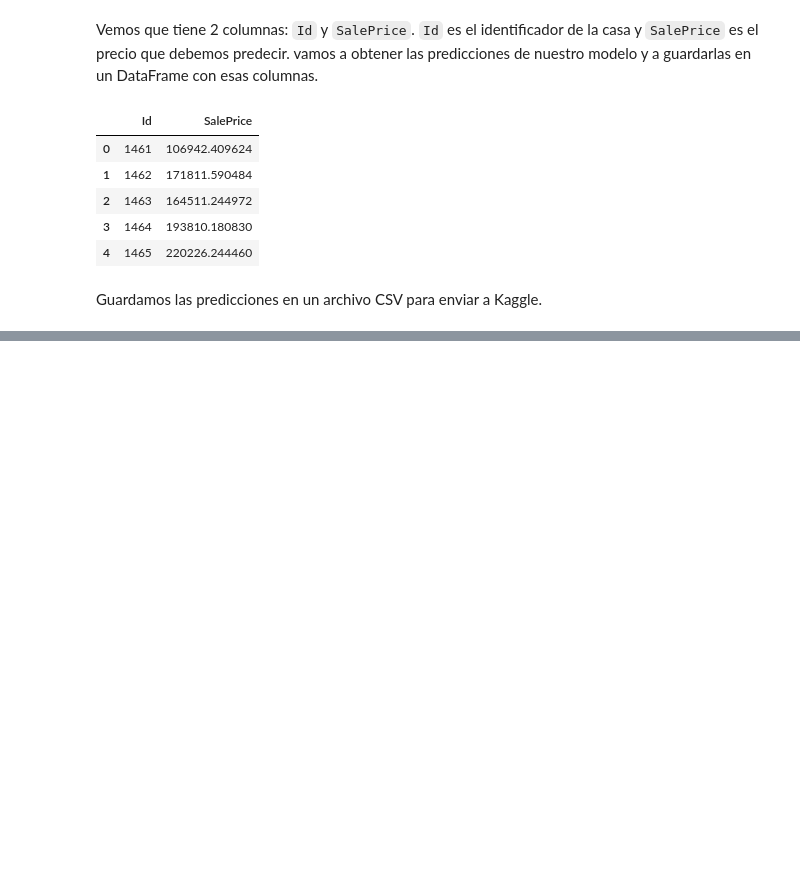
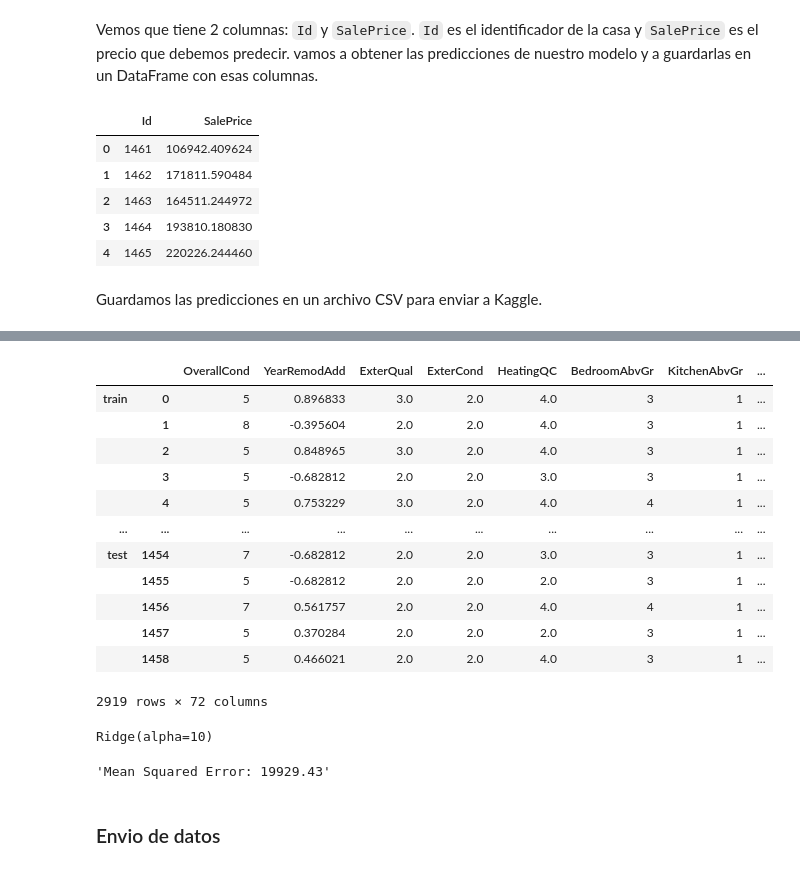
Before and after one commit to Haths-avg/Python_Basics_for_DS, a Jupyter notebook: notebooks/Lesson VI - Kaggle Challenge.ipynb, the cells around one changed output, grey strips where cells are left out. Cells and saved outputs as stored; diff of their text form; code cells hidden in the pictures; blank space fills up the shorter version.

```diff
--- a/notebooks/Lesson VI - Kaggle Challenge.ipynb
+++ b/notebooks/Lesson VI - Kaggle Challenge.ipynb
@@ -421,0 +525,5 @@ submission_df.to_csv('../data/house-prices/submission.csv', index=False)
+# %%
+X = all_data_df.drop(columns='SalePrice')
+y = all_data_df['SalePrice']
+
+display(all_data_df.isnull().sum())
@@ -421,0 +548,15 @@ submission_df.to_csv('../data/house-prices/submission.csv', index=False)
+# %%
+# fill Utilities, GarageCars, TotalBsmtSF, MSZoning and KitchenQual with the mode
+
+def fill_df_column_with_mode(df, column):
+    mode = df[column].mode()[0]
+    df[column] = df[column].fillna(mode)
+    return df
+
+X = fill_df_column_with_mode(X, 'Utilities')
+X = fill_df_column_with_mode(X, 'GarageCars')
+X = fill_df_column_with_mode(X, 'TotalBsmtSF')
+X = fill_df_column_with_mode(X, 'MSZoning')
+X = fill_df_column_with_mode(X, 'KitchenQual')
+
+X.isnull().sum()
@@ -421,0 +581,22 @@ submission_df.to_csv('../data/house-prices/submission.csv', index=False)
+# %%
+from sklearn.preprocessing import StandardScaler
+
+
+scaler = StandardScaler()
+
+numeric_columns = ["GrLivArea", "YearBuilt", "YearRemodAdd", "TotalBsmtSF", "LotArea", "PoolArea"]
+X_numeric_df = X[numeric_columns]
+X_numeric_scaled_data = scaler.fit_transform(X_numeric_df)
+
+# keep indexes "train" and "test" to split the data later
+X_numeric_scaled_df = pd.DataFrame(
+    X_numeric_scaled_data,
+    index=X_numeric_df.index,
+    columns=X_numeric_df.columns,
+)
+X_numeric_scaled_df.head()
+
+for col in X_numeric_scaled_df.columns:
+    X[col] = X_numeric_scaled_df[col]
+
+display(X[X_numeric_scaled_df.columns])
@@ -421,0 +664,16 @@ submission_df.to_csv('../data/house-prices/submission.csv', index=False)
+# %%
+X
+# %% [output]
+|  |  | OverallCond | YearRemodAdd | ExterQual | ExterCond | HeatingQC | BedroomAbvGr | KitchenAbvGr | ... |
+| train | 0 | 5 | 0.896833 | 3.0 | 2.0 | 4.0 | 3 | 1 | ... |
+|  | 1 | 8 | -0.395604 | 2.0 | 2.0 | 4.0 | 3 | 1 | ... |
+|  | 2 | 5 | 0.848965 | 3.0 | 2.0 | 4.0 | 3 | 1 | ... |
+|  | 3 | 5 | -0.682812 | 2.0 | 2.0 | 3.0 | 3 | 1 | ... |
+|  | 4 | 5 | 0.753229 | 3.0 | 2.0 | 4.0 | 4 | 1 | ... |
+| ... | ... | ... | ... | ... | ... | ... | ... | ... | ... |
+| test | 1454 | 7 | -0.682812 | 2.0 | 2.0 | 3.0 | 3 | 1 | ... |
+|  | 1455 | 5 | -0.682812 | 2.0 | 2.0 | 2.0 | 3 | 1 | ... |
+|  | 1456 | 7 | 0.561757 | 2.0 | 2.0 | 4.0 | 4 | 1 | ... |
+|  | 1457 | 5 | 0.370284 | 2.0 | 2.0 | 2.0 | 3 | 1 | ... |
+|  | 1458 | 5 | 0.466021 | 2.0 | 2.0 | 4.0 | 3 | 1 | ... |
+2919 rows × 72 columns
@@ -421,0 +698,22 @@ submission_df.to_csv('../data/house-prices/submission.csv', index=False)
+# %%
+from sklearn.linear_model import LinearRegression
+from sklearn.linear_model import Ridge
+
+#*Linear Regression sufre si hay multilinearidad como se ha provocado por el OneHotEncoder. ridge añade una penalizacion
+model = Ridge(alpha=10)
+model.fit(X_train, y_train)
+# %% [output]
+Ridge(alpha=10)
+# %%
+from sklearn.metrics import root_mean_squared_error
+
+# obtenemos las predicciones para los datos de validación
+y_pred = model.predict(X_val)
+
+# calculamos el error cuadrático medio comparando las predicciones con los valores reales
+rmse = root_mean_squared_error(y_val, y_pred)
+f"Mean Squared Error: {rmse:.2f}"
+# %% [output]
+'Mean Squared Error: 19929.43'
+# %% [markdown]
+### Envio de datos
```
Also changed, not shown: parts of 14 cells of this notebook.
